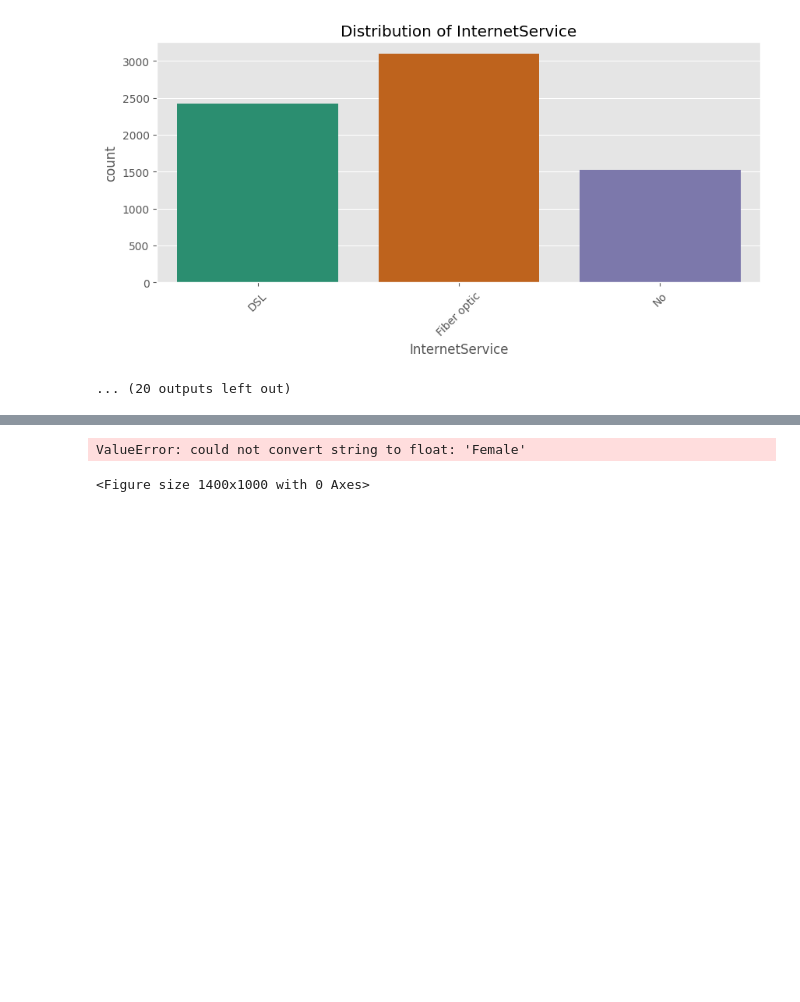
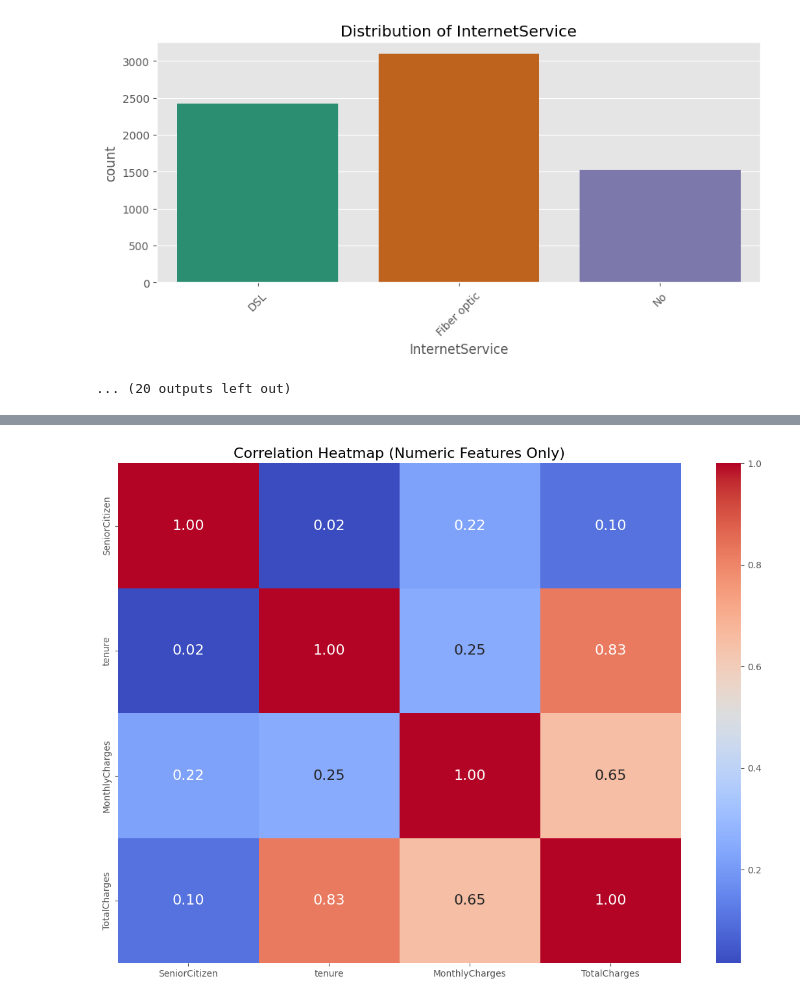
Before and after one commit to Litharsan11/Telco_Customer_Churn_ML_CW, a Jupyter notebook: 2425446_20240872_Litharsan.ipynb, the cells around one changed output, grey strips where cells are left out. Saved outputs shown, nothing was run; the diff lists cells and outputs as text; code cells hidden in the pictures; blank space fills up the shorter version.

```diff
--- a/2425446_20240872_Litharsan.ipynb
+++ b/2425446_20240872_Litharsan.ipynb
@@ -284,14 +367,24 @@ Passing `palette` without assigning `hue` is deprecated and will be removed in v
   sns.boxplot(x=data['Churn'], y=data[col], palette='Set3')
 [figure]
 # %%
-#Correlation Heatmap
 plt.figure(figsize=(14,10))
-sns.heatmap(data.corr(), cmap="coolwarm", annot=False)
-plt.title("Correlation Heatmap")
+
+# Select only numeric columns
+numeric_data = data.select_dtypes(include=['int64', 'float64'])
+
+# Correlation heatmap with larger numbers
+sns.heatmap(
+    numeric_data.corr(),
+    cmap="coolwarm",
+    annot=True,
+    fmt=".2f",
+    annot_kws={"size": 16}
+)
+
+plt.title("Correlation Heatmap (Numeric Features Only)", fontsize=16)
 plt.show()
 # %% [output]
-ValueError: could not convert string to float: 'Female'
-<Figure size 1400x1000 with 0 Axes>
+[figure, added]
 # %%
 #Tenure distribution by Churn
 plt.figure(figsize=(8,4))
```
Also changed, not shown: parts of 16 cells of this notebook.
